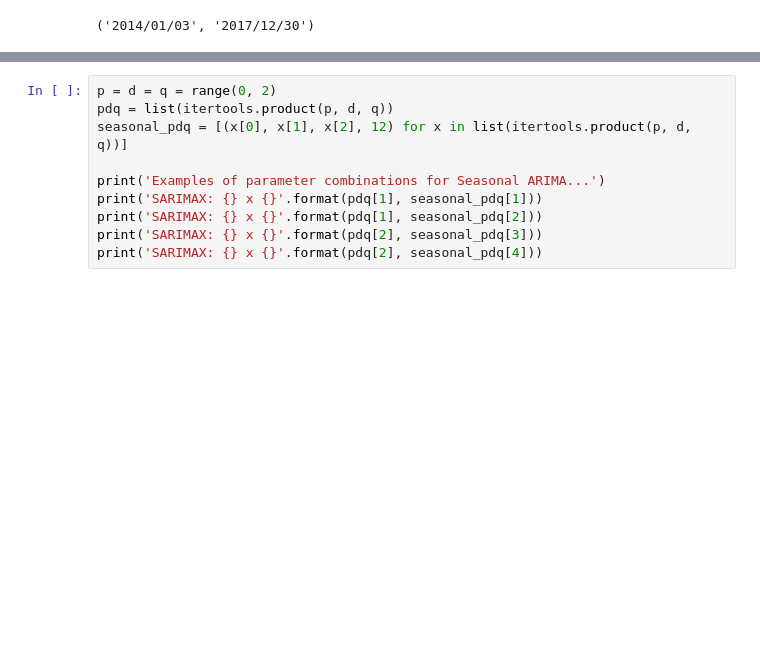
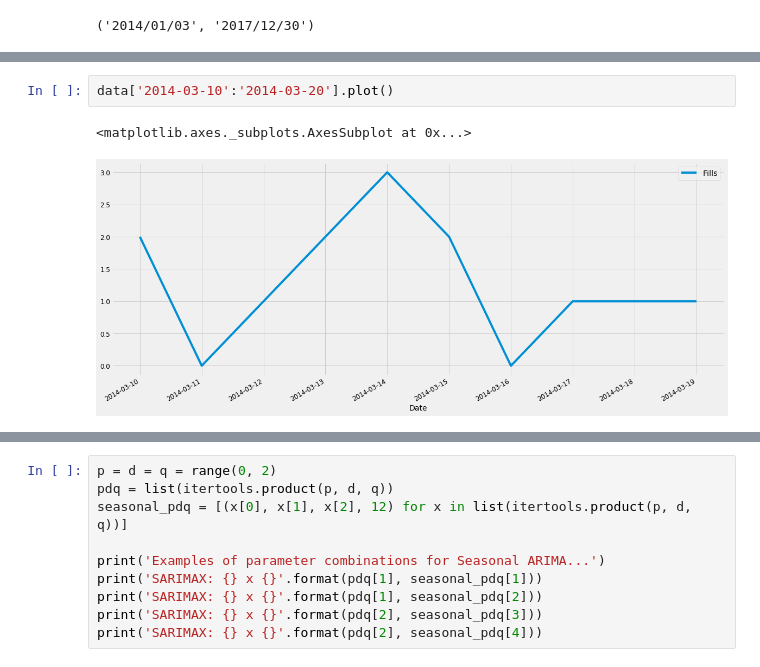
Before and after one commit to SJSU272LabF18/SmartBin, a Jupyter notebook: Arima-Prediction.ipynb, the cells around one changed output, grey strips where cells are left out. Saved outputs shown, nothing was run; the diff lists cells and outputs as text; blank space fills up the shorter version.

```diff
--- a/Arima-Prediction.ipynb
+++ b/Arima-Prediction.ipynb
@@ -64,3 +72,8 @@ DatetimeIndex(['2014-01-03', '2014-01-04', '2014-01-05', '2014-01-06',
+# %%
+data['2014-03-10':'2014-03-20'].plot()
+# %% [output]
+<matplotlib.axes._subplots.AxesSubplot at 0x...>
+[figure, added]
 # %%
 #y = furniture['Fills'].resample('MS').mean()
 #y['2017':]
```
Also changed, not shown: parts of 18 cells of this notebook.
